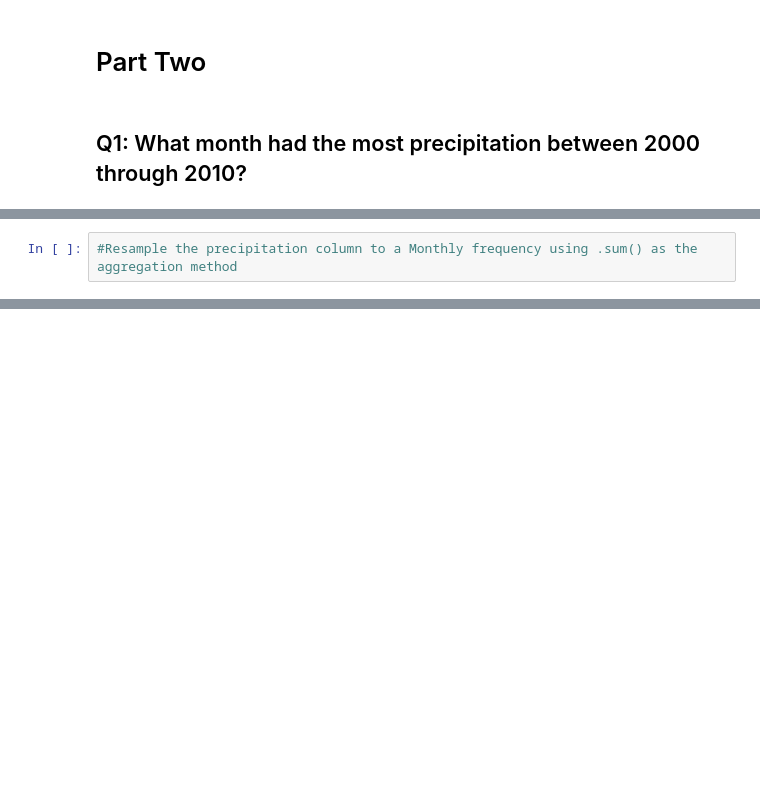
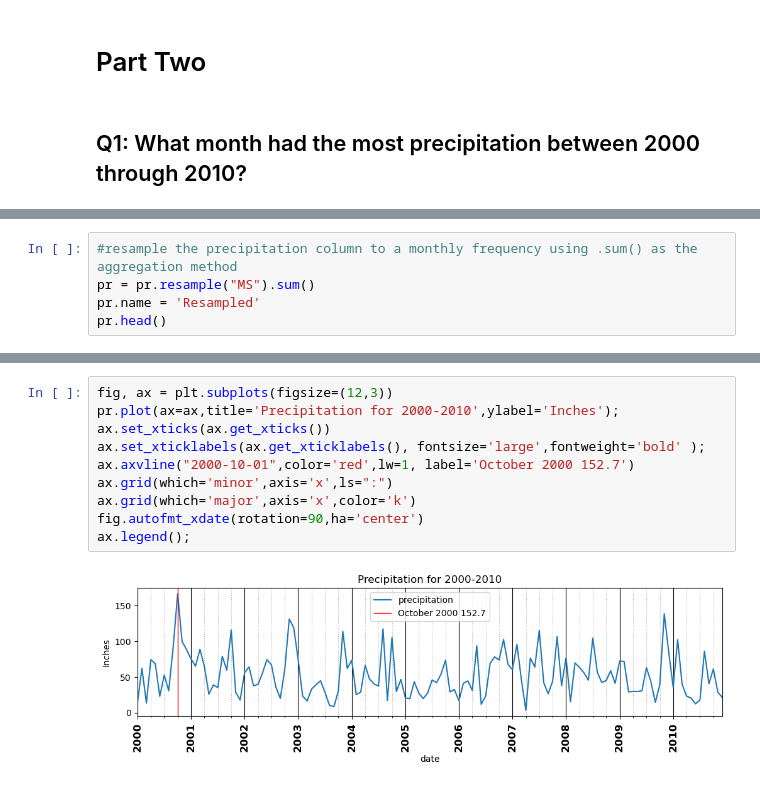
Before and after one commit to kleintjesk/Resampling-Datetime-Data, a Jupyter notebook: Resampling Datetime Data.ipynb, the cells around one changed output, grey strips where cells are left out. Saved outputs shown, nothing was run; the diff lists cells and outputs as text; blank space fills up the shorter version.

```diff
--- a/Resampling Datetime Data.ipynb
+++ b/Resampling Datetime Data.ipynb
@@ -127,2 +155,5 @@ df1.head()
 # %%
-#Resample the precipitation column to a Monthly frequency using .sum() as the aggregation method
+#resample the precipitation column to a monthly frequency using .sum() as the aggregation method
+pr = pr.resample("MS").sum()
+pr.name = 'Resampled'
+pr.head()
@@ -130,0 +176,12 @@ df1.head()
+# %%
+fig, ax = plt.subplots(figsize=(12,3))
+pr.plot(ax=ax,title='Precipitation for 2000-2010',ylabel='Inches');
+ax.set_xticks(ax.get_xticks())
+ax.set_xticklabels(ax.get_xticklabels(), fontsize='large',fontweight='bold' );
+ax.axvline("2000-10-01",color='red',lw=1, label='October 2000 152.7')
+ax.grid(which='minor',axis='x',ls=":")
+ax.grid(which='major',axis='x',color='k')
+fig.autofmt_xdate(rotation=90,ha='center')
+ax.legend();
+# %% [output]
+[figure, added]
```
Also changed, not shown: parts of 13 cells of this notebook.
